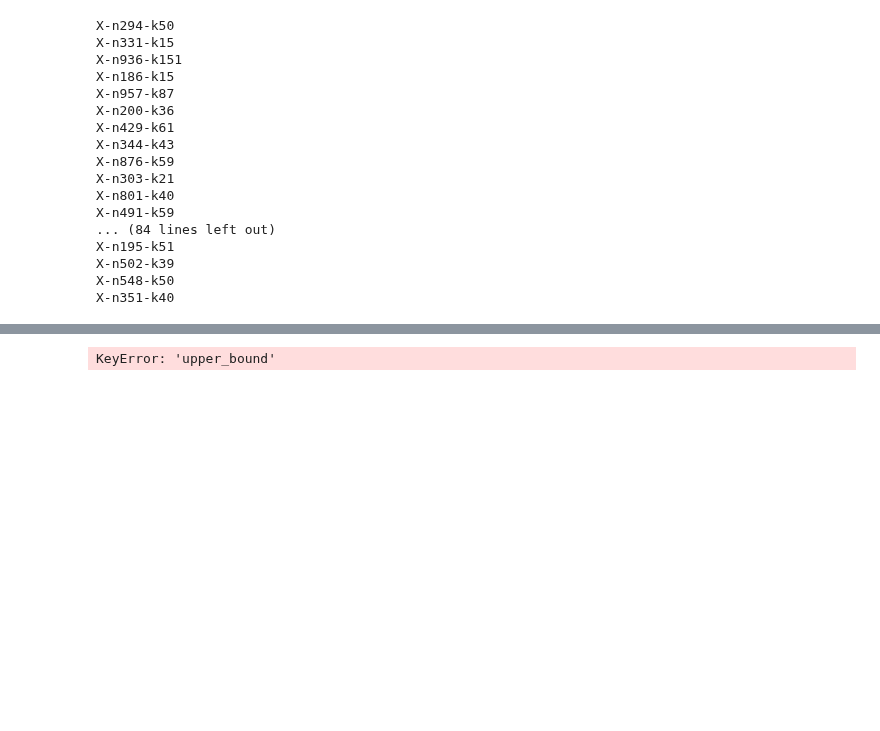
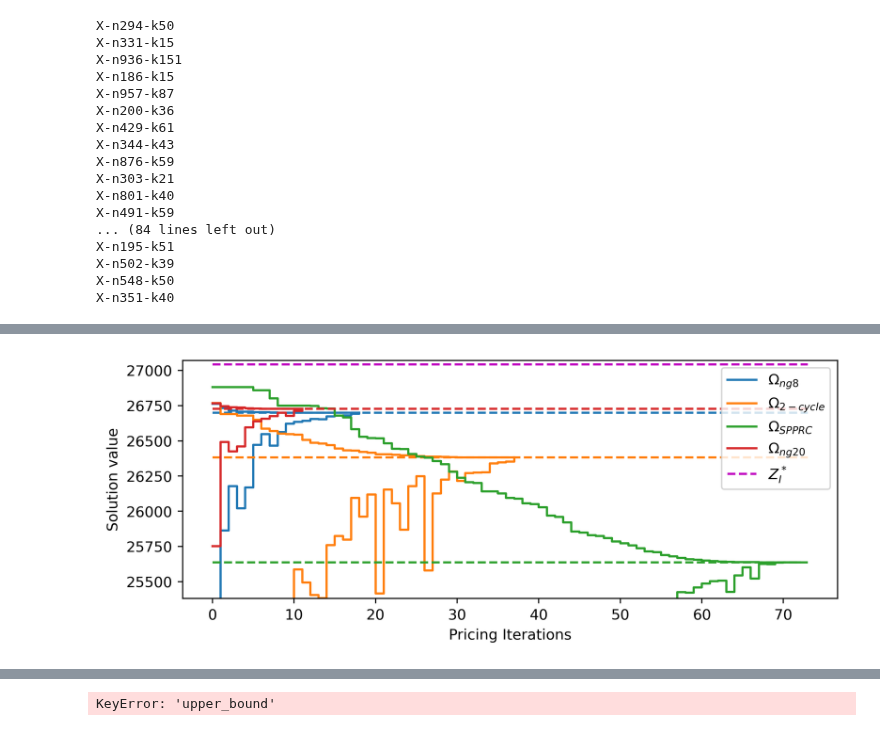
Before and after one commit to habanzu/cvrp, a Jupyter notebook: notebooks/Plotting.ipynb, the cells around one changed output, grey strips where cells are left out. Cells and saved outputs as stored; diff of their text form; code cells hidden in the pictures; blank space fills up the shorter version.

```diff
--- a/notebooks/Plotting.ipynb
+++ b/notebooks/Plotting.ipynb
@@ -31,8 +31,6 @@ X-n502-k39
 X-n548-k50
 X-n351-k40
 # %%
-G = parse.parse_graph("X-n294-k50")
-data = parse.parse_output("output_uchoa/X-n294-k50-ng8.log")
-data_cyc2 = parse.parse_output("output_uchoa/X-n294-k50-cyc2.log")
-data_spprc = parse.parse_output("output_uchoa/X-n294-k50-SPPRC.log")
+
+# data8['total time'] = data8['total time'].astype(float)
 # %% [output]
@@ -42,0 +43,75 @@ PARSE: Writing to file output/X-n294-k50.log
+# %%
+G = parse.parse_graph("X-n237-k14")
+data8 = parse.parse_output("output_uchoa/X-n237-k14-ng8.log")
+datac = parse.parse_output("output_uchoa/X-n237-k14-cyc2.log")
+datas = parse.parse_output("output_uchoa/X-n237-k14-SPPRC.log")
+data2 = parse.parse_output("output_uchoa/X-n237-k14-ng20.log")
+dfs = [data8,datac,datas,data2]
+
+ng20 , time, smoothed, save = True, False, False, False
+plt.figure(figsize=(7.3,3),dpi=400)
+color_map = {"ng20":"b","ng8":"r","cyc2":"c","SPPRC":"k"}
+legend_map = {"ng20":"ng20","ng8":"ng8","cyc2":"2-cycle","SPPRC":"SPPRC"}
+
+ymax = max((df["upper_bound"][0] for df in dfs))
+ymin = min((df["upper_bound"].iloc[-1] for df in dfs))
+
+for df in dfs:
+    df['total time'] = df['total time'].cumsum()
+if time:
+    xmax = max((df['total time'].iloc[-1] for df in dfs if ng20 or df['method'].iloc[-1] != 'ng20'))
+else:
+    xmax = max((df[df['method'].isin(color_map.keys())].shape[0] for df in dfs if ng20 or df['method'].iloc[-1] != 'ng20'))
+
+for data in dfs:
+    method = data['method'].iloc[-1]
+    if method == "ng20" and not ng20:
+        continue
+    init_val = data['upper_bound'][0]
+    data = data[data['method'] == method]
+    if time:
+        x_values = list(data['total time'])
+    else:
+        x_values = list(range(data.shape[0]))
+
+    if smoothed:
+        lower_bounds = []
+        best_lb = data['lower_bound'].iloc[0]
+        for lb in data['lower_bound']:
+            if lb > best_lb:
+                best_lb = lb
+            lower_bounds.append(best_lb)
+    else:
+        lower_bounds = list(data['lower_bound'])
+    label_string = r"$\Omega_{" + legend_map[method] + r"}$"
+    lines = plt.plot(x_values, lower_bounds, label=label_string,drawstyle='steps-post')
+    color = lines[0].get_color()
+
+    upper_bounds = list(data['upper_bound'])
+    if time:
+        x_values.insert(0,0)
+        upper_bounds.insert(0,init_val)
+    plt.plot(x_values, upper_bounds, color=color ,drawstyle='steps-post')#, label="$Z_{" + method + "}$")
+
+    x_values.append(xmax)
+    final_val = [upper_bounds[-1] for i in range(len(upper_bounds) + 1)]
+    plt.plot(x_values,final_val, "--", color=color)#, label="$Z^*_{" + method + "}$")
+
+optimal = [27042 for i in range(2)]
+plt.plot([0,xmax], optimal, "--", label="$Z^*_{I}$",color="m")
+
+plt.ylim((ymin*0.99,ymax*1.007))
+# plt.xscale('log')
+# plt.xlim((3,xmax*1.1))
+
+plt.legend(loc='upper right')
+if time:
+    plt.xlabel("Pricing time in s")
+else:
+    plt.xlabel("Pricing Iterations")
+plt.ylabel("Solution value")
+plt.tight_layout()
+# plt.savefig("plots/X-n237-k14.no-ng20.pgf")
+# plt.savefig("plots/X-n237-k14.pgf")
+plt.savefig("plots/X-n237-k14.it.pgf")
+# %% [output]
@@ -42,0 +122 @@ PARSE: Writing to file output/X-n294-k50.log
+[figure, added]
```
Also changed, not shown: parts of 7 cells of this notebook, 13 other files.
